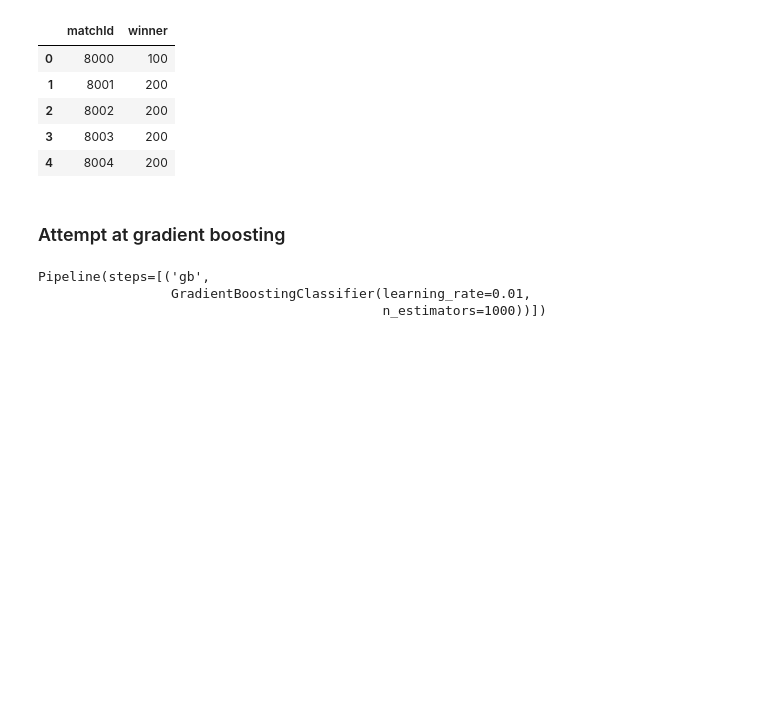
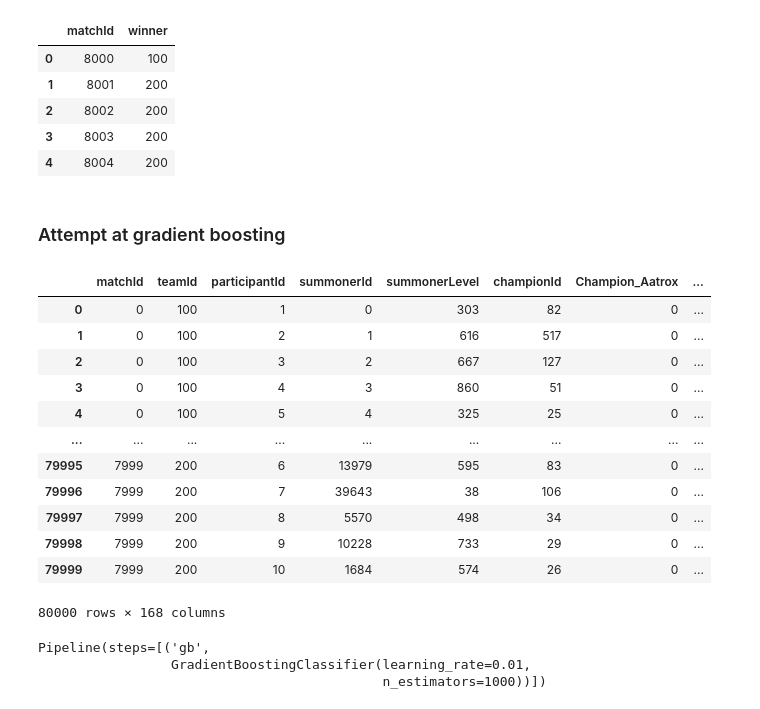
Before and after one commit to nss-data-science-cohort-6/kaggle_lol-elden-ring, a Jupyter notebook: notebooks/nn_prediction_models.ipynb, the cells around one changed output. Drawn from its saved outputs; the diff is of its cells as text; code cells hidden in the pictures; blank space fills up the shorter version.

```diff
--- a/notebooks/nn_prediction_models.ipynb
+++ b/notebooks/nn_prediction_models.ipynb
@@ -255,6 +255,22 @@ submission.to_csv('../data/submission_neural_network_hidden_layers4x100_alpha005
 ### Attempt at gradient boosting
 # %%
 from sklearn.ensemble import GradientBoostingClassifier
+# %%
+pd.get_dummies(X_train_original, prefix='Champion')
+# %% [output]
+|  | matchId | teamId | participantId | summonerId | summonerLevel | championId | Champion_Aatrox | ... |
+| 0 | 0 | 100 | 1 | 0 | 303 | 82 | 0 | ... |
+| 1 | 0 | 100 | 2 | 1 | 616 | 517 | 0 | ... |
+| 2 | 0 | 100 | 3 | 2 | 667 | 127 | 0 | ... |
+| 3 | 0 | 100 | 4 | 3 | 860 | 51 | 0 | ... |
+| 4 | 0 | 100 | 5 | 4 | 325 | 25 | 0 | ... |
+| ... | ... | ... | ... | ... | ... | ... | ... | ... |
+| 79995 | 7999 | 200 | 6 | 13979 | 595 | 83 | 0 | ... |
+| 79996 | 7999 | 200 | 7 | 39643 | 38 | 106 | 0 | ... |
+| 79997 | 7999 | 200 | 8 | 5570 | 498 | 34 | 0 | ... |
+| 79998 | 7999 | 200 | 9 | 10228 | 733 | 29 | 0 | ... |
+| 79999 | 7999 | 200 | 10 | 1684 | 574 | 26 | 0 | ... |
+80000 rows × 168 columns
 # %%
 X_train = X_train_original
 
```
Also changed, not shown: parts of 23 cells of this notebook, 1 other file.
